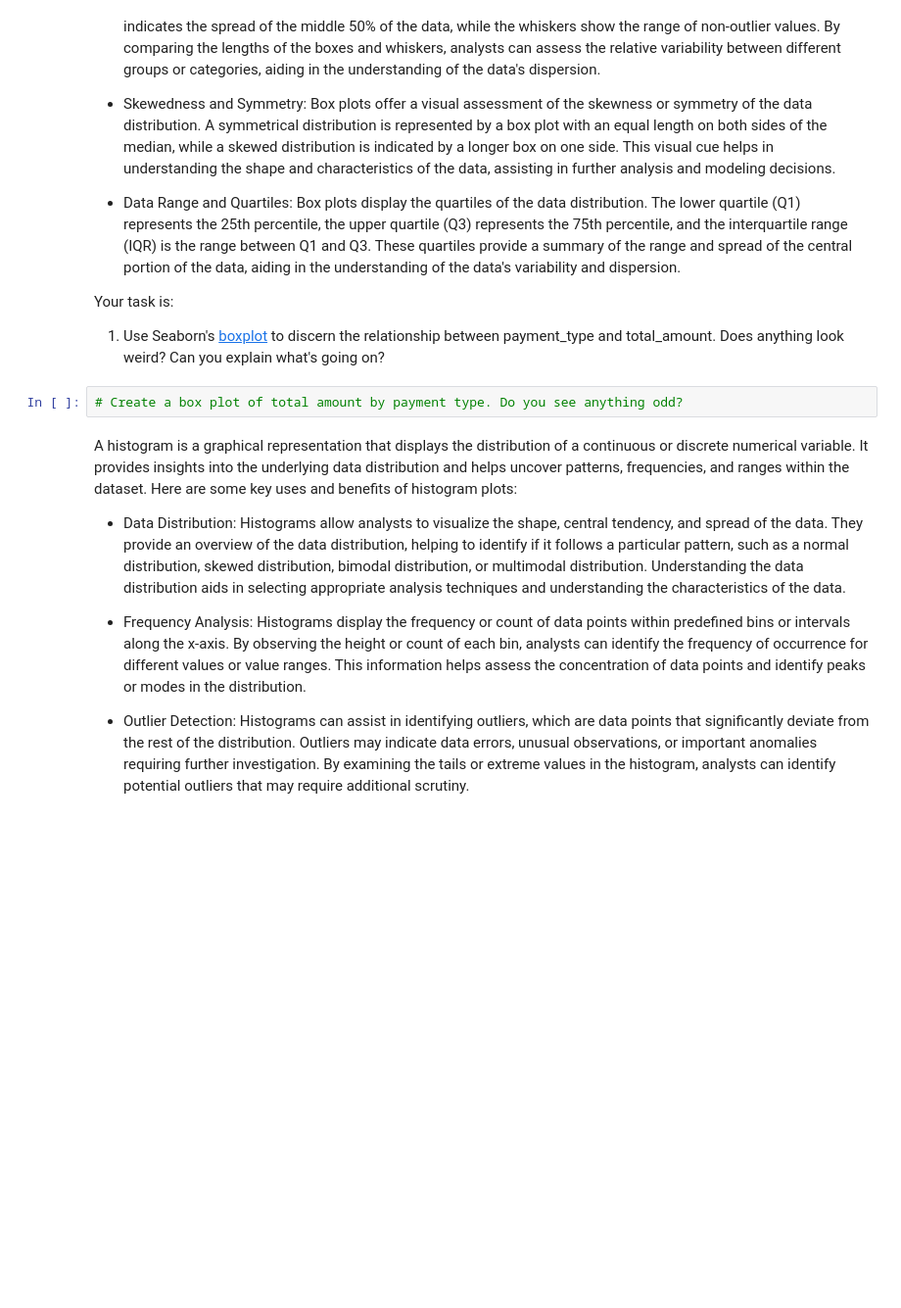
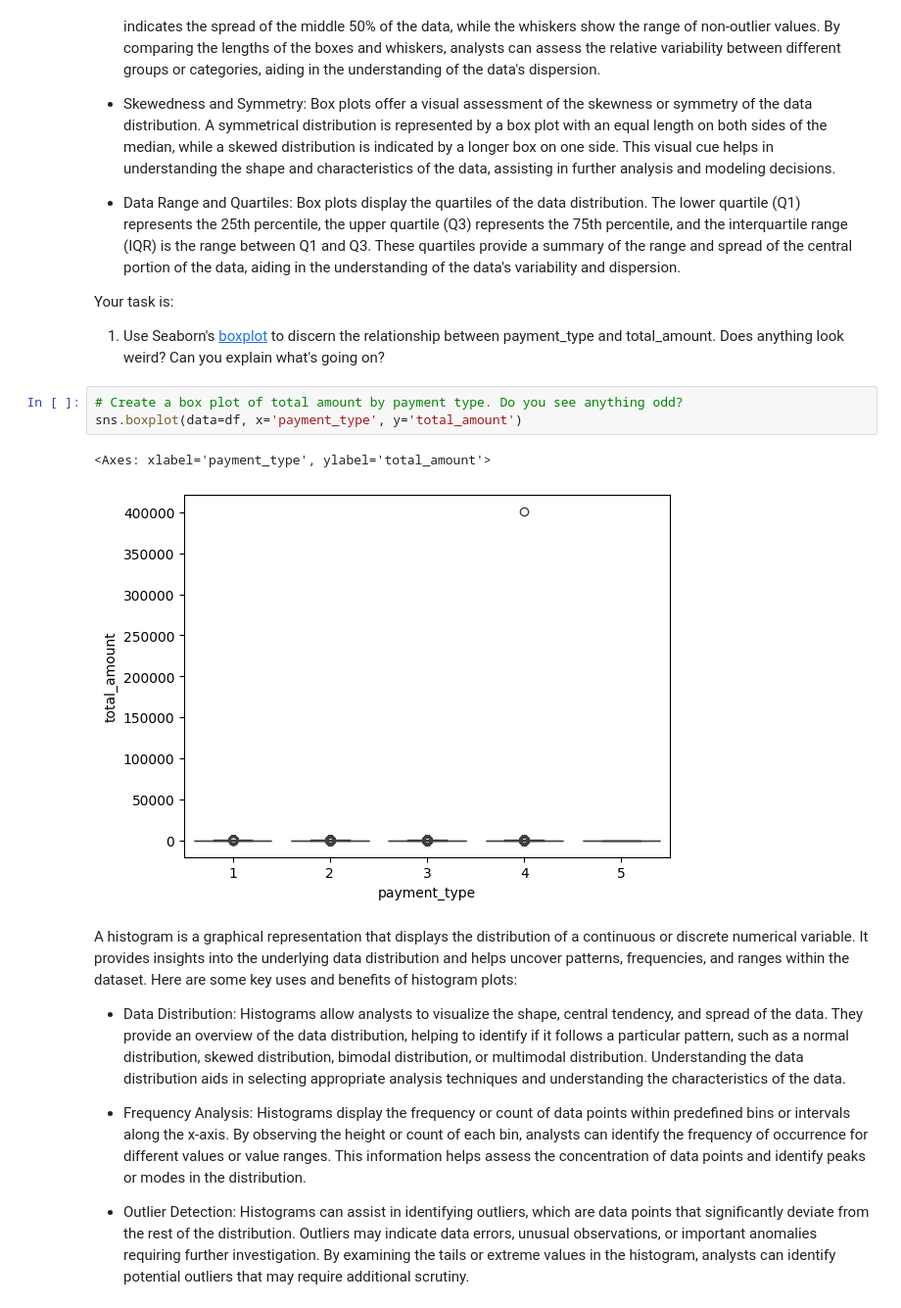
Before and after one commit to Shinobi357/Spoon-Knife, a Jupyter notebook: Student_MLE_MiniProject_EDA.ipynb, the cells around one changed output. Shown: that part at 98% size. Saved outputs shown, nothing was run; the diff lists cells and outputs as text; blank space fills up the shorter version.

```diff
--- a/Student_MLE_MiniProject_EDA.ipynb
+++ b/Student_MLE_MiniProject_EDA.ipynb
@@ -202,6 +208,10 @@ Your task is:
   1. Use Seaborn's [boxplot](https://seaborn.pydata.org/generated/seaborn.boxplot.html) to discern the relationship between payment_type and total_amount. Does anything look weird? Can you explain what's going on?
 # %%
 # Create a box plot of total amount by payment type. Do you see anything odd?
+sns.boxplot(data=df, x='payment_type', y='total_amount')
+# %% [output]
+<Axes: xlabel='payment_type', ylabel='total_amount'>
+[figure, added]
 # %% [markdown]
 A histogram is a graphical representation that displays the distribution of a continuous or discrete numerical variable. It provides insights into the underlying data distribution and helps uncover patterns, frequencies, and ranges within the dataset. Here are some key uses and benefits of histogram plots:
 
```
Also changed, not shown: parts of 7 cells of this notebook.
